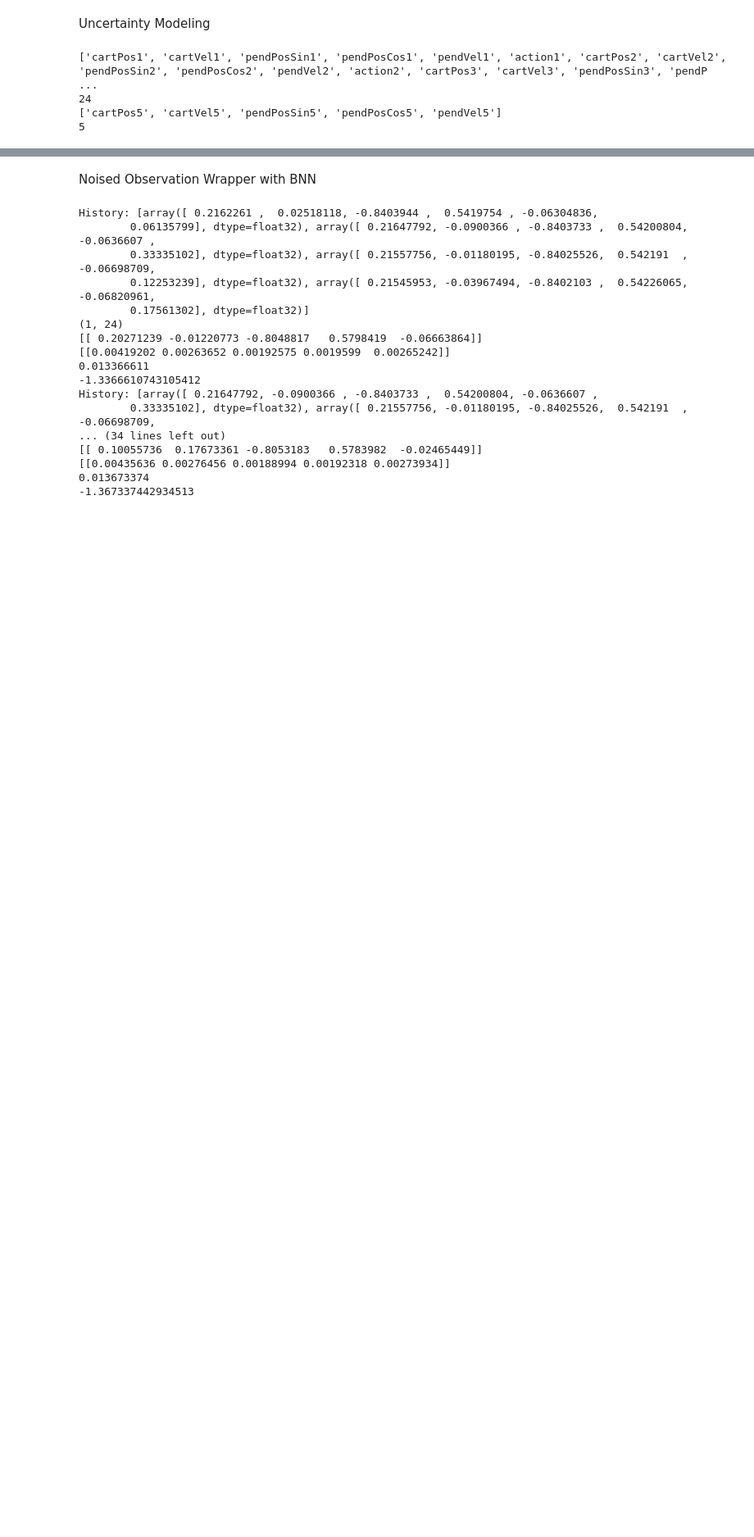
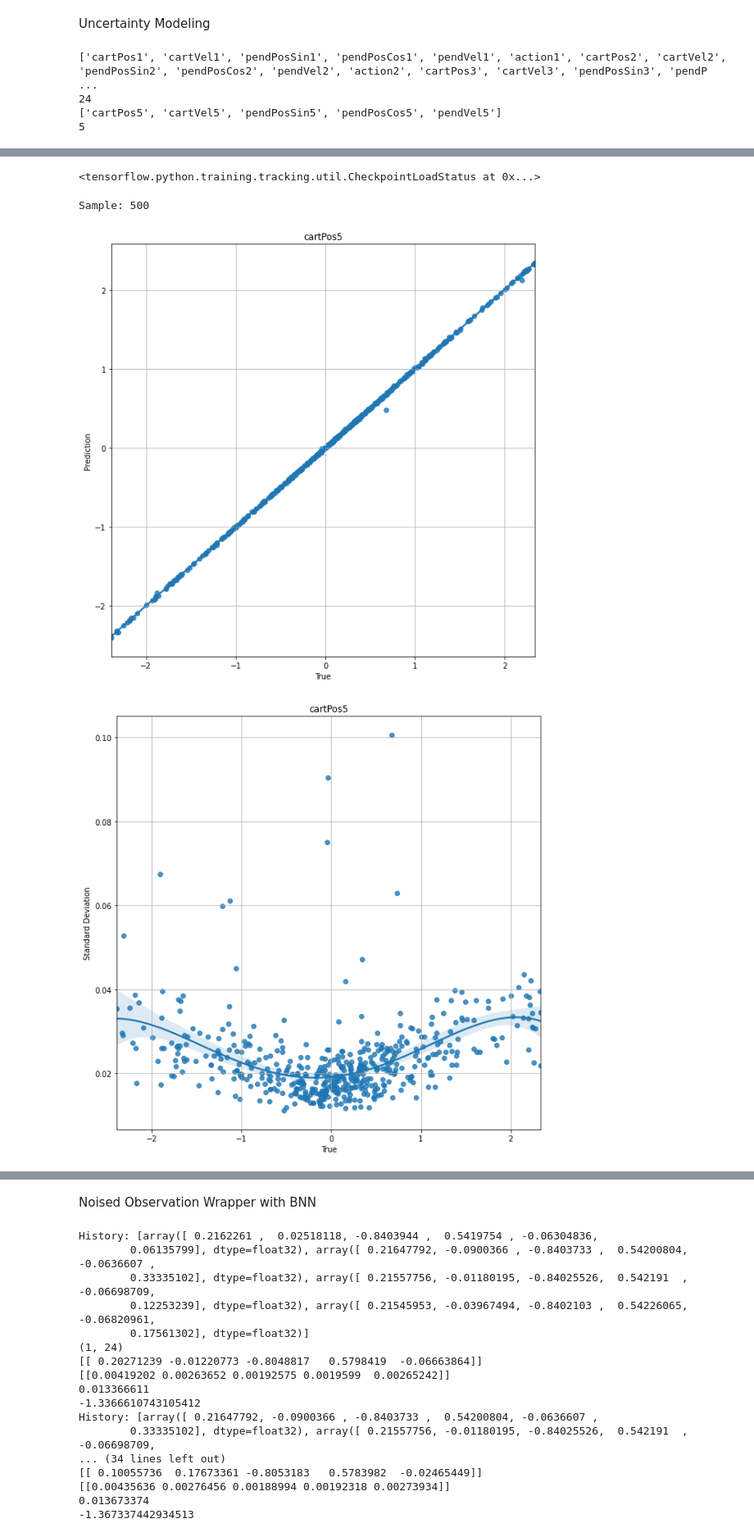
Before and after one commit to JonasLewe/applied_rl, a Jupyter notebook: ARLProject.ipynb, the cells around one changed output, grey strips where cells are left out. Shown at 82% size. Saved outputs shown, nothing was run; the diff lists cells and outputs as text; code cells hidden in the pictures; blank space fills up the shorter version.

```diff
--- a/ARLProject.ipynb
+++ b/ARLProject.ipynb
@@ -646,0 +395,4 @@ for i in range(len(outputs)):
+# %%
+scaler = StandardScaler()
+detector = IsolationForest(n_estimators=1000, behaviour="deprecated", contamination="auto", random_state=0)
+neg_log_likelihood = lambda x, rv_x: -rv_x.log_prob(x)
@@ -646,0 +409,2 @@ for i in range(len(outputs)):
+# %%
+prior = tfd.Independent(tfd.Normal(loc=tf.zeros(len(outputs), dtype=tf.float64), scale=1.0), reinterpreted_batch_ndims=1)
@@ -646,0 +442,8 @@ for i in range(len(outputs)):
+# %%
+almodelpath = model_dir + "/" + "almodel.ckpt"
+almodel = al_model(24)
+
+# Compile model.
+almodel.compile(optimizer="adam", loss=neg_log_likelihood)
+
+almodel.summary()
@@ -646,0 +491,65 @@ for i in range(len(outputs)):
+# %%
+almodel = al_model(24)
+almodel.compile(optimizer="adam", loss=neg_log_likelihood)
+almodel.load_weights(almodelpath)
+# %% [output]
+<tensorflow.python.training.tracking.util.CheckpointLoadStatus at 0x...>
+# %%
+X_true, Y_true, Y_pred = np.empty(shape=(bnn_test_samples, len(inputs))), np.empty(shape=(bnn_test_samples, len(outputs))), np.empty(shape=(bnn_test_samples, len(outputs), bnn_iterations))
+for i in range(bnn_test_samples):
+    clear_output(wait=True)
+    print("Sample: " + str(i+1))
+
+    eval_sample = dataset.sample()
+
+    X_true[i,:] = eval_sample[inputs].values
+    Y_true[i,:] = eval_sample[outputs].values
+    #print("true")
+    #print(Y_true[i,:])
+    #print("prediction")
+    for k in range(bnn_iterations):
+        Y_pred[i,:,k] = almodel.predict(eval_sample[inputs].values)
+        #print(Y_pred[i,:,k])
+
+
+# Calculate mean and standard deviation.
+#print("mean")
+Y_pred_m = np.mean(Y_pred, axis=-1)
+#print(Y_pred_m)
+Y_pred_s = np.std(Y_pred, axis=-1)
+# %% [output]
+Sample: 500
+# %%
+Y_trueT = Y_true.transpose()
+X_trueT = X_true.transpose()
+Y_pred_sT = Y_pred_s.transpose()
+Y_pred_mT = Y_pred_m.transpose()
+
+for i in range(len(outputs)):
+  fig, regplot = plt.subplots(figsize = (10,10))
+
+
+  sb.regplot(x=Y_trueT[i], y=Y_pred_mT[i], fit_reg=True, scatter=True, order=2,truncate= True)
+
+  regplot.set_xlabel("True")
+  regplot.set_ylabel("Prediction")
+  regplot.grid()
+
+  plt.title(label=outputs[i])
+
+  plt.savefig(fig_dir + "/almodel_predictions_" + outputs[i] + ".png")
+
+  fig, regplot = plt.subplots(figsize = (10,10))
+
+  sb.regplot(x=Y_trueT[i], y=Y_pred_sT[i], fit_reg=True, scatter=True, order=4,truncate= True)
+
+  regplot.set_xlabel("True")
+  regplot.set_ylabel("Standard Deviation")
+  regplot.grid()
+
+  plt.title(label=outputs[i])
+
+  plt.savefig(fig_dir + "/almodel_sd_prediction_" + outputs[i] + ".png")
+# %% [output]
+[figure, added]
+[figure, added]
```
Also changed, not shown: parts of 69 cells of this notebook.
